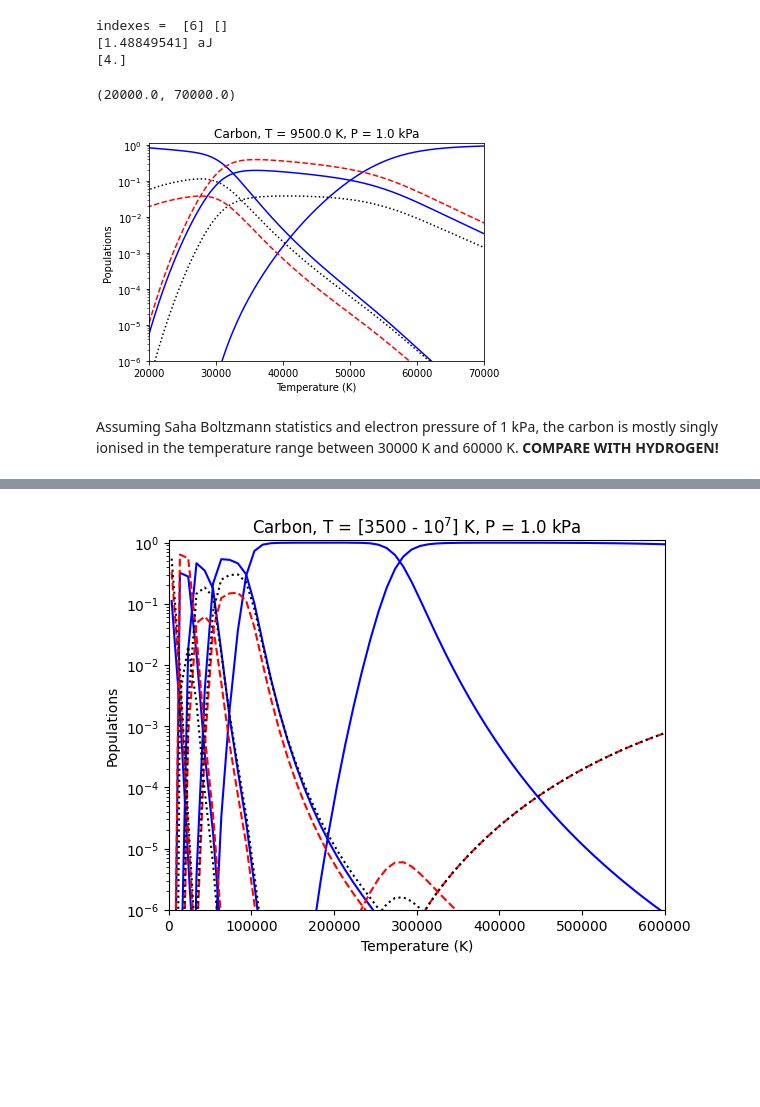
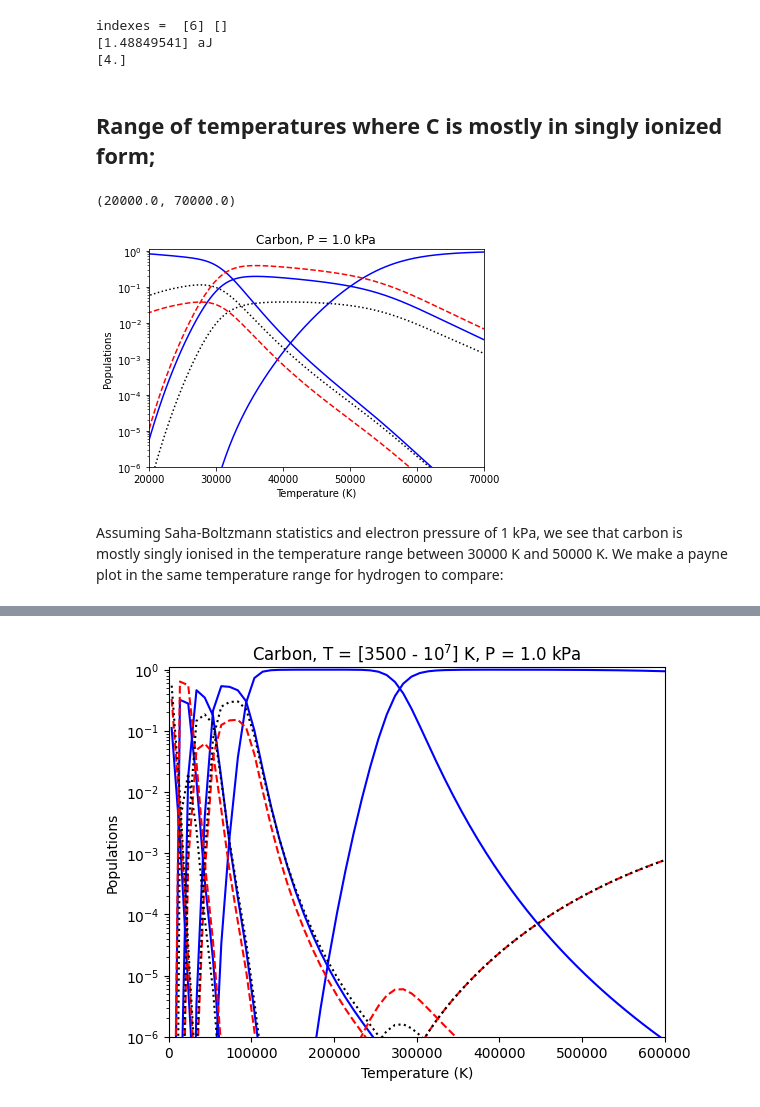
Before and after one commit to Rachelstiansen/AST4310, a Jupyter notebook: project work/project1/project1_student.ipynb, the cells around one changed output, grey strips where cells are left out. Saved outputs shown, nothing was run; the diff lists cells and outputs as text; code cells hidden in the pictures; blank space fills up the shorter version.

Commit message:
compared with hydrogen in 3.2

```diff
--- a/project work/project1/project1_student.ipynb
+++ b/project work/project1/project1_student.ipynb
@@ -221,14 +221,16 @@ print(weights);
 indexes =  [6] []
 [1.48849541] aJ
 [4.]
+# %% [markdown]
+## Range of temperatures where C is mostly in singly ionized form;
 # %%
 temperatures = np.linspace(5000, 100000, 500) * units.K
 pressure = 1 * units.kPa
 c_atom.plot_payne(temperatures, pressure)
-plt.title(f'Carbon, T = {T}, P = {pressure}');
+plt.title(f'Carbon, P = {pressure}');
 plt.xlim(20000, 70000) # zoom into area of interest
 # %% [output]
 (20000.0, 70000.0)
-[figure, old version]
+[figure, new version]
 # %% [markdown]
-Assuming Saha Boltzmann statistics and electron pressure of 1 kPa, the carbon is mostly singly ionised in the temperature range between 30000 K and 60000 K. **COMPARE WITH HYDROGEN!**
+Assuming Saha-Boltzmann statistics and electron pressure of 1 kPa, we see that carbon is mostly singly ionised in the temperature range between 30000 K and 50000 K. We make a payne plot in the same temperature range for hydrogen to compare:
```
Also changed, not shown: parts of 2 cells of this notebook.
